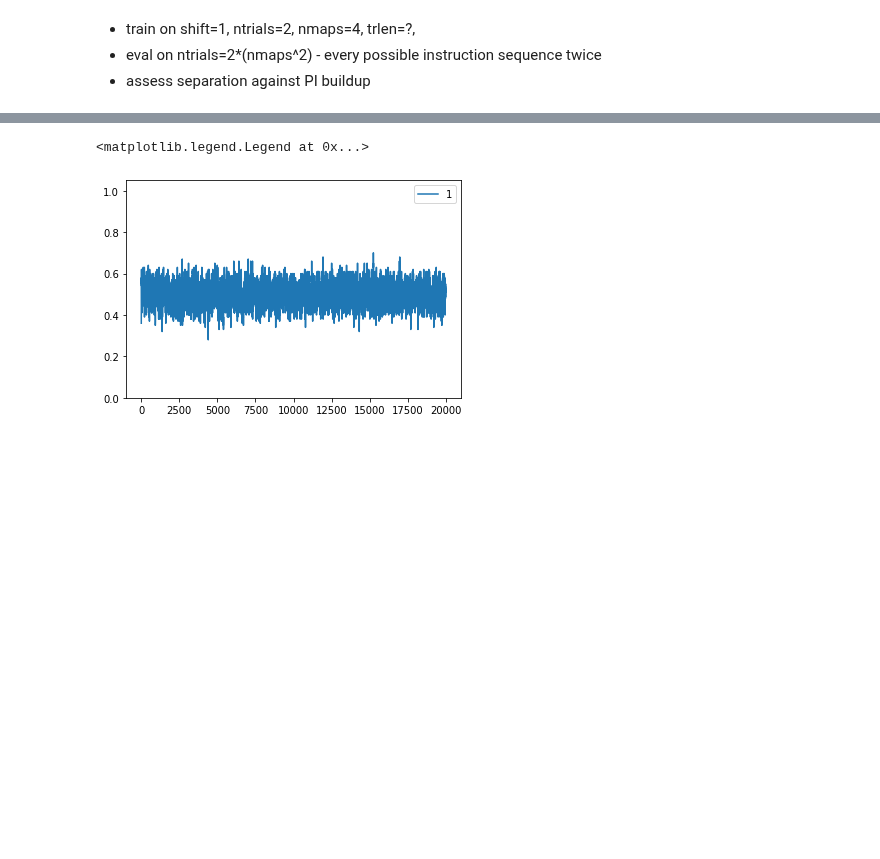
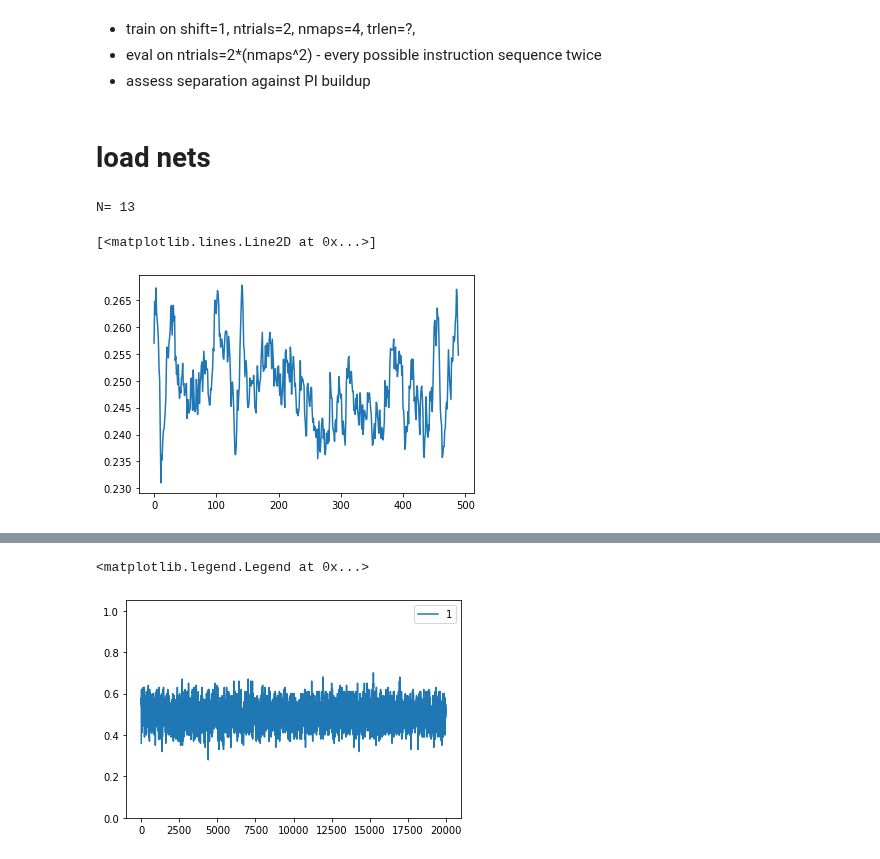
Before and after one commit to andrebeu/PM, a Jupyter notebook: trB12evalB100.ipynb, the cells around one changed output, grey strips where cells are left out. Saved outputs shown, nothing was run; the diff lists cells and outputs as text; code cells hidden in the pictures; blank space fills up the shorter version.

```diff
--- a/trB12evalB100.ipynb
+++ b/trB12evalB100.ipynb
@@ -22,3 +22,17 @@ def mov_avg(arr,wind):
   for t in range(len(arr)-wind):
     MA[t] = arr[t:t+wind].mean()
   return MA
+# %% [markdown]
+# load nets
+# %%
+def load_netL(switch,trep=9,nnets=10,embool=1):
+  netL = []
+  for seed in range(nnets):
+    fpath = "model_data/PITask_randstim/"
+    fpath += "LSTM_25-EM_conjcode-ntokens_10-seqlen_13-ntrials_2-switchmaps_%i-seed_%i-tr_%i00000"%(switch,seed,trep)
+    net = PINet(stimdim=10,stsize=25,outdim=10,nmaps=11,seed=seed)
+    net.load_state_dict(tr.load(fpath+'-model.pt'))
+    net.seed = seed
+    net.EMbool = embool
+    netL.append(net)
+  return netL
@@ -24,0 +82,17 @@ def mov_avg(arr,wind):
+# %%
+netL = load_netL(emsetting=1,ntrials=1,trlen=20,nnets=20)
+net = netL[2]
+task = TaskArbitraryMaps(nmaps=4,switchmaps=1,ntokens_surplus=0,seed=net.seed)
+# %% [output]
+N= 13
+# %%
+neps_ev = 200
+nt_ev,trl_ev = 500,2
+nmaps = 4
+evsc = run_net(net,task,neps_ev,nt_ev,trl_ev,training=False)
+# %%
+evacc = evsc[:,:,nmaps:].mean((0,2))
+plt.plot(mov_avg(evacc,10))
+# %% [output]
+[<matplotlib.lines.Line2D at 0x...>]
+[figure, added]
```
Also changed, not shown: parts of 7 cells of this notebook, 2 other files.
